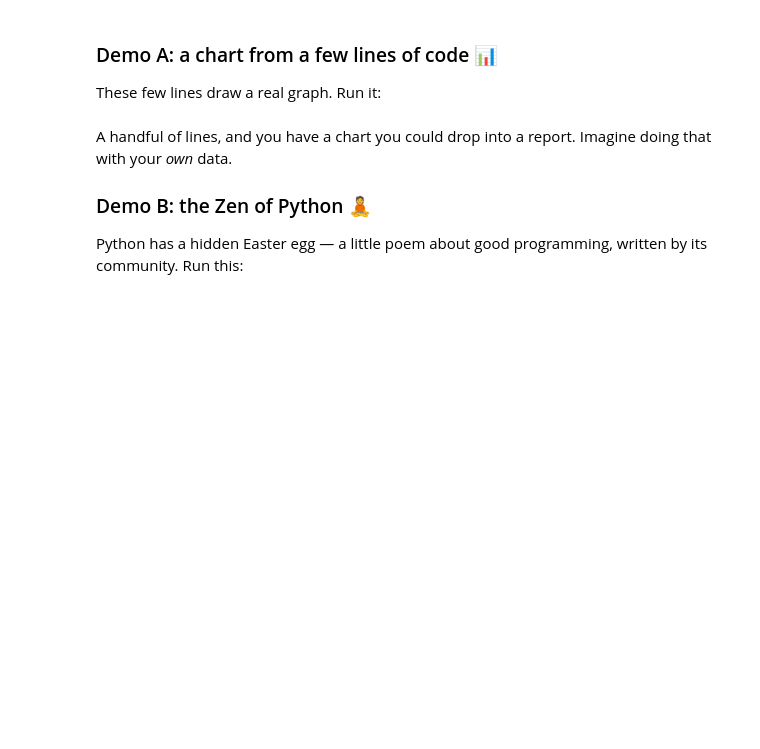
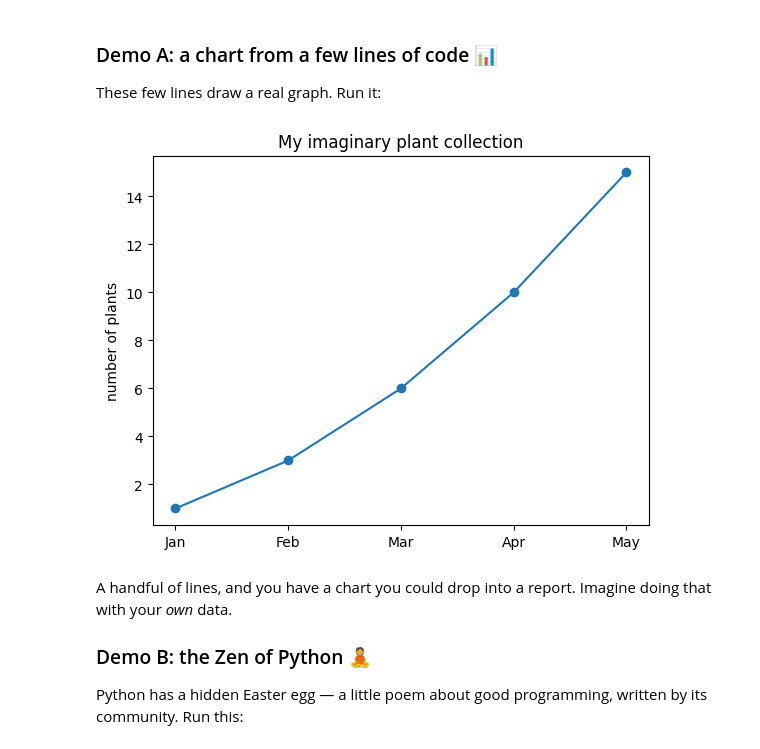
Before and after one commit to cjus/python-workspace, a Jupyter notebook: lessons/01-welcome-to-python.ipynb, the cells around one changed output. Drawn from its saved outputs; the diff is of its cells as text; code cells hidden in the pictures; blank space fills up the shorter version.

Commit message:
Lessons: drop emoji from matplotlib chart title to fix missing-glyph warning

```diff
--- a/lessons/01-welcome-to-python.ipynb
+++ b/lessons/01-welcome-to-python.ipynb
@@ -152,13 +160,15 @@ These few lines draw a real graph. Run it:
 # %%
 import matplotlib.pyplot as plt
 
 months = ["Jan", "Feb", "Mar", "Apr", "May"]
 plants_grown = [1, 3, 6, 10, 15]
 
 plt.plot(months, plants_grown, marker="o")
-plt.title("My imaginary plant collection 🌱")
+plt.title("My imaginary plant collection")
 plt.ylabel("number of plants")
 plt.show()
+# %% [output]
+[figure, added]
 # %% [markdown]
 A handful of lines, and you have a chart you could drop into a report. Imagine doing that with your *own* data.
 
```
Also changed, not shown: parts of 3 cells of this notebook.
